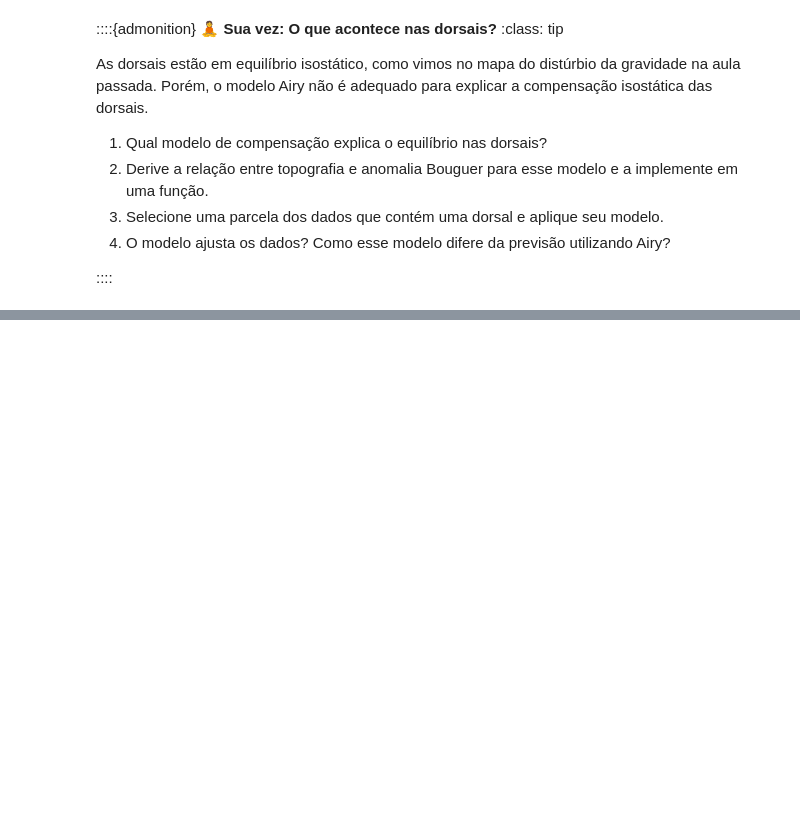
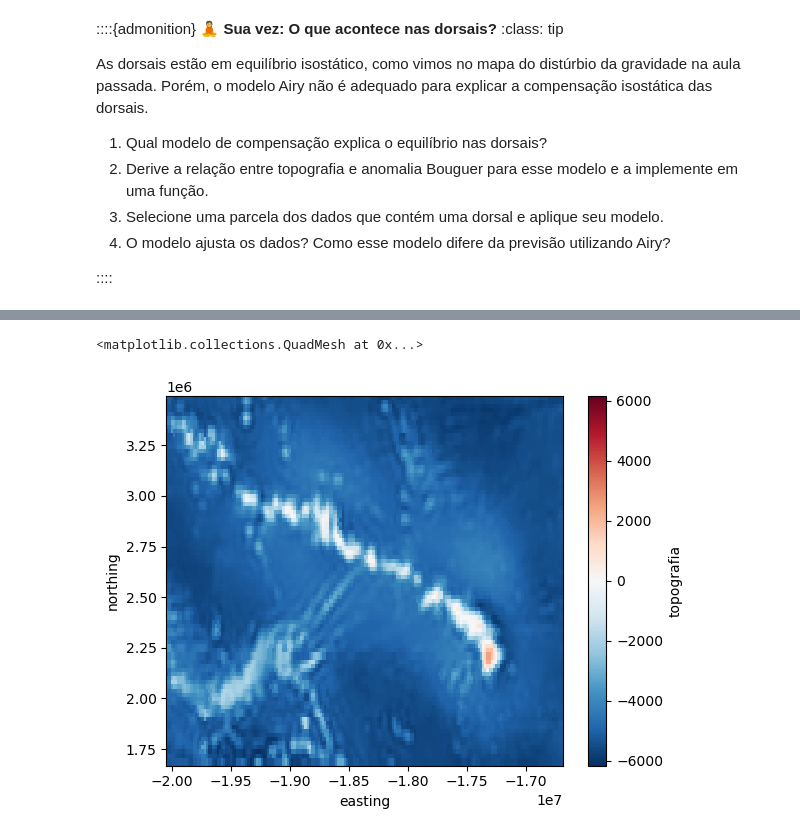
Before and after one commit to leouieda/concurso-usp-aula-2023, a Jupyter notebook: praticas/isostasia.ipynb, the cells around one changed output, grey strips where cells are left out. Drawn from its saved outputs; the diff is of its cells as text; code cells hidden in the pictures; blank space fills up the shorter version.

```diff
--- a/praticas/isostasia.ipynb
+++ b/praticas/isostasia.ipynb
@@ -118,0 +141,5 @@ As dorsais estão em equilíbrio isostático, como vimos no mapa do distúrbio d
+# %%
+topografia.plot()
+# %% [output]
+<matplotlib.collections.QuadMesh at 0x...>
+[figure, added]
```
Also changed, not shown: parts of 20 cells of this notebook, 12 other files.
